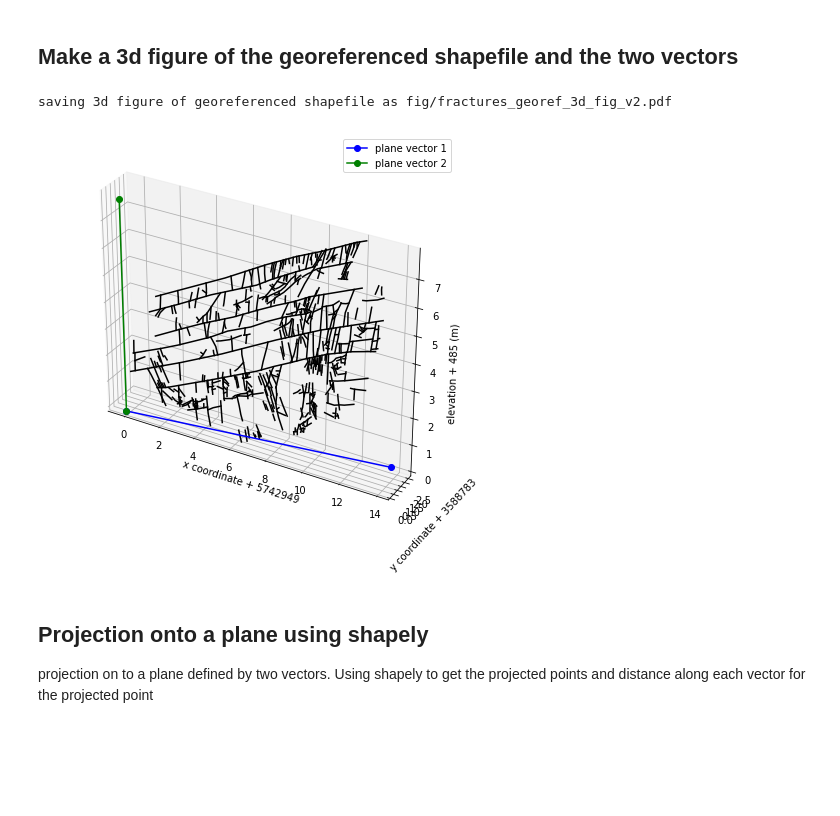
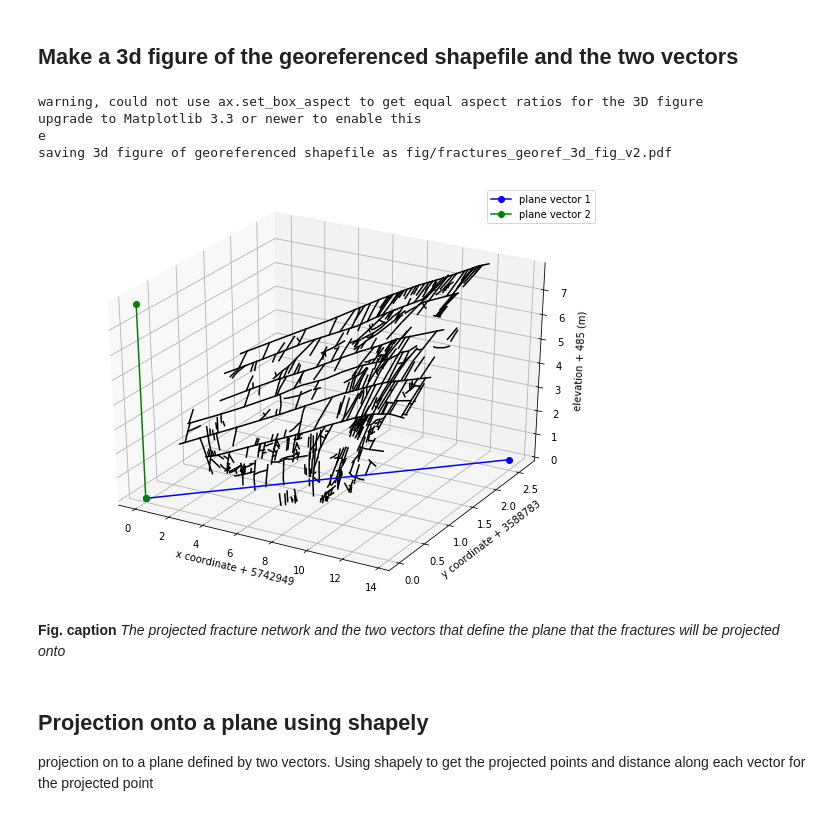
Before and after one commit to ElcoLuijendijk/georef_fracture_traces, a Jupyter notebook: georef_fracture_traces.ipynb, the cells around one changed output. Saved outputs shown, nothing was run; the diff lists cells and outputs as text; code cells hidden in the pictures; blank space fills up the shorter version.

```diff
--- a/georef_fracture_traces.ipynb
+++ b/georef_fracture_traces.ipynb
@@ -386,3 +529,5 @@ shp.head()
+# %%
+shp = shp.explode()
 # %%
 try:
     shp.plot()
@@ -450,6 +620,9 @@ except Exception as e:
     print('this is not a problem for executing the rest of this notebook')
 # %% [output]
 [figure]
+# %%
+if normalize_coords is True:
+    x0, y0, z0 = dst_norms
 # %% [markdown]
 ## Make a 3d figure of the georeferenced fracture network
 # %%
@@ -458,9 +631,16 @@ ax = fig.add_subplot(111, projection='3d')
 
 for ls in shp_georef.geometry:
     #for ls in g:
-    coords = np.array(ls.coords[:])
+    if type(ls) == shapely.geometry.multilinestring.MultiLineString:
+        for lsi in ls:
+            coords = np.array(lsi.coords[:])
 
-    ax.plot(coords[:, 0] - x0, coords[:, 1] - y0, coords[:, 2] - z0, color='black')
+            ax.plot(coords[:, 0] - x0, coords[:, 1] - y0, coords[:, 2] - z0, color='black')
+
+    else:
+        coords = np.array(ls.coords[:])
+
+        ax.plot(coords[:, 0] - x0, coords[:, 1] - y0, coords[:, 2] - z0, color='black')
 
 ax.set_xlabel('x coordinate + %0.0f' % x0)
 ax.set_ylabel('y coordinate + %0.0f' % y0)
@@ -609,9 +796,9 @@ using the following points to define the plane:
 [(5742948.620525362, 3588782.8580016573, 485.17204944351204), (5742962.223443415, 3588785.513711707, 485.17204944351204), (5742948.620525362, 3588782.8580016573, 493.08713727544693)]
 # %%
 # define origin of the plane
-x0 = px.min()
-y0 = py.min()
-z0 = pz.min()
+px0 = px.min()
+py0 = py.min()
+pz0 = pz.min()
 
 # sort points to make sure the origin is the first pt
 pxi = px.copy()
@@ -628,12 +815,12 @@ px = pxi[new_ids]
 py = pyi[new_ids]
 pz = pzi[new_ids]
 
-pxr = px - x0
-pyr = py - y0
-pzr = pz - z0
+pxr = px - px0
+pyr = py - py0
+pzr = pz - pz0
 
 print('plane coordinates are relative to origin of')
-print('x0 = %0.2f, y0=%0.2f, z0=%0.2f\n' % (x0, y0, z0))
+print('x0 = %0.2f, y0=%0.2f, z0=%0.2f\n' % (px0, py0, pz0))
 
 print('\nrelative coordinates plane:\n', list(zip(pxr, pyr, pzr)))
 
@@ -691,40 +898,45 @@ vect2 = shapely.geometry.LineString(vect2_xy)
 # %%
 fig = pl.figure(figsize=(8, 6))
 ax = fig.add_subplot(111, projection='3d')
 
 for ls in shp_georef.geometry:
     #for ls in g:
     coords = np.array(ls.coords[:])
 
-    ax.plot(coords[:, 0] - x0, coords[:, 1] - y0, coords[:, 2] - z0, color='black')
+    ax.plot(coords[:, 0] - px0, coords[:, 1] - py0, coords[:, 2] - pz0, color='black')
 
 ax.plot(vect1_xy_array[:, 0], vect1_xy_array[:, 1], vect1_xy_array[:, 2], label='plane vector 1', color='blue', marker='o')
 ax.plot(vect2_xy_array[:, 0], vect2_xy_array[:, 1], vect2_xy_array[:, 2], label='plane vector 2', color='green', marker='o')
 
 
 try:
-    ax.set_box_aspect((np.ptp(coords[:, 0] - x0),
-                       np.ptp(coords[:, 1] - y0),
-                       np.ptp(coords[:, 2] - z0)))
+    ax.set_box_aspect((np.ptp(coords[:, 0] - px0),
+                       np.ptp(coords[:, 1] - py0),
+                       np.ptp(coords[:, 2] - pz0)))
 except Exception as e:
     print('warning, could not use ax.set_box_aspect to get equal aspect ratios for the 3D figure')
     print('upgrade to Matplotlib 3.3 or newer to enable this')
     print('e')
 
-ax.set_xlabel('x coordinate + %0.0f' % x0)
-ax.set_ylabel('y coordinate + %0.0f' % y0)
-ax.set_zlabel('elevation + %0.0f (m)' % z0)
+ax.set_xlabel('x coordinate + %0.0f' % px0)
+ax.set_ylabel('y coordinate + %0.0f' % py0)
+ax.set_zlabel('elevation + %0.0f (m)' % pz0)
 
 ax.legend()
 
 fig.tight_layout()
 
 fn_out = os.path.join('fig', os.path.split(shpfile)[1][:-4] + '_georef_3d_fig_v2.pdf')
 print('saving 3d figure of georeferenced shapefile as %s' % fn_out)
 fig.savefig(fn_out)
 # %% [output]
+warning, could not use ax.set_box_aspect to get equal aspect ratios for the 3D figure
+upgrade to Matplotlib 3.3 or newer to enable this
+e
 saving 3d figure of georeferenced shapefile as fig/fractures_georef_3d_fig_v2.pdf
-[figure, old version]
+[figure, new version]
+# %% [markdown]
+**Fig. caption** *The projected fracture network and the two vectors that define the plane that the fractures will be projected onto*
 # %% [markdown]
 ## Projection onto a plane using shapely
 
```
Also changed, not shown: parts of 32 cells of this notebook, 17 other files.
